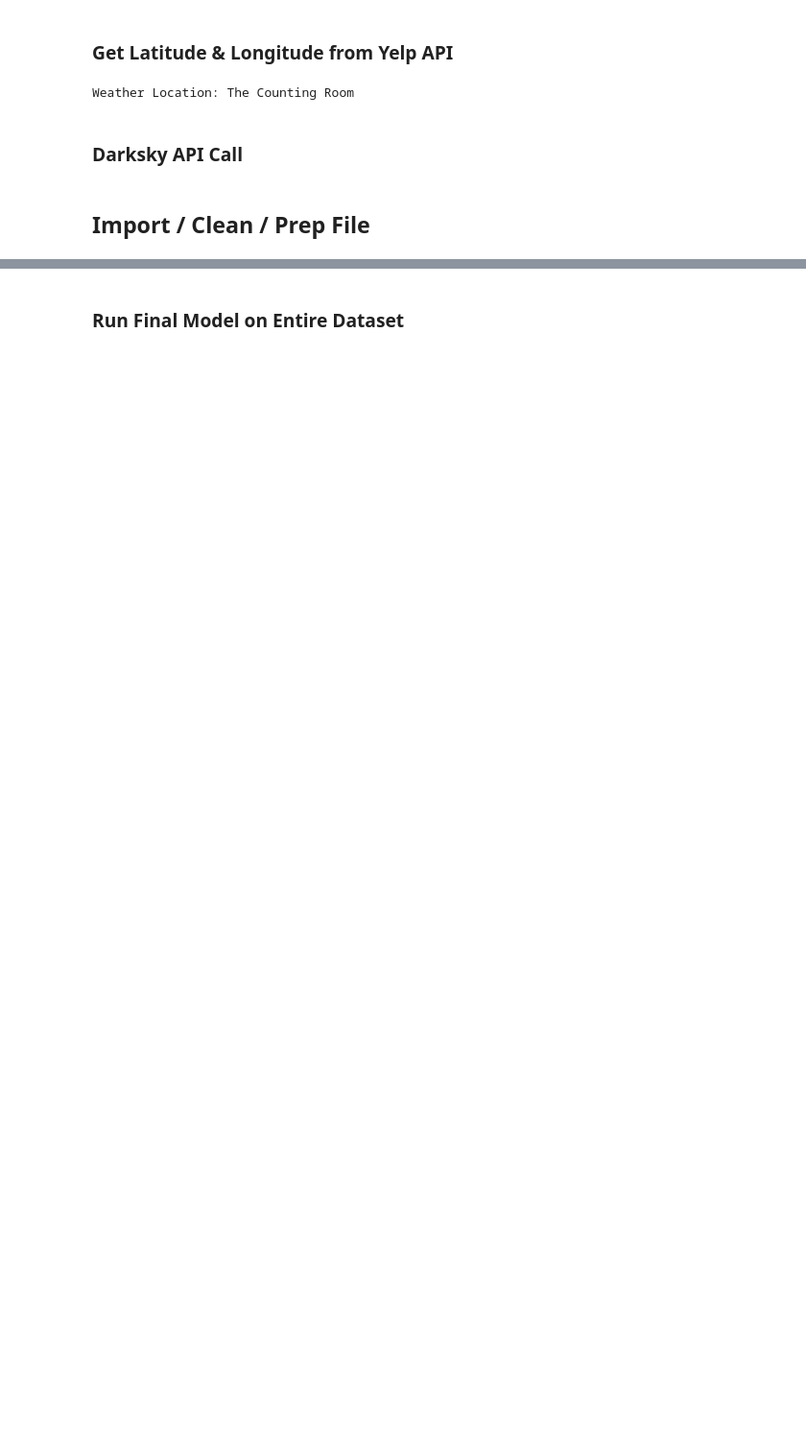
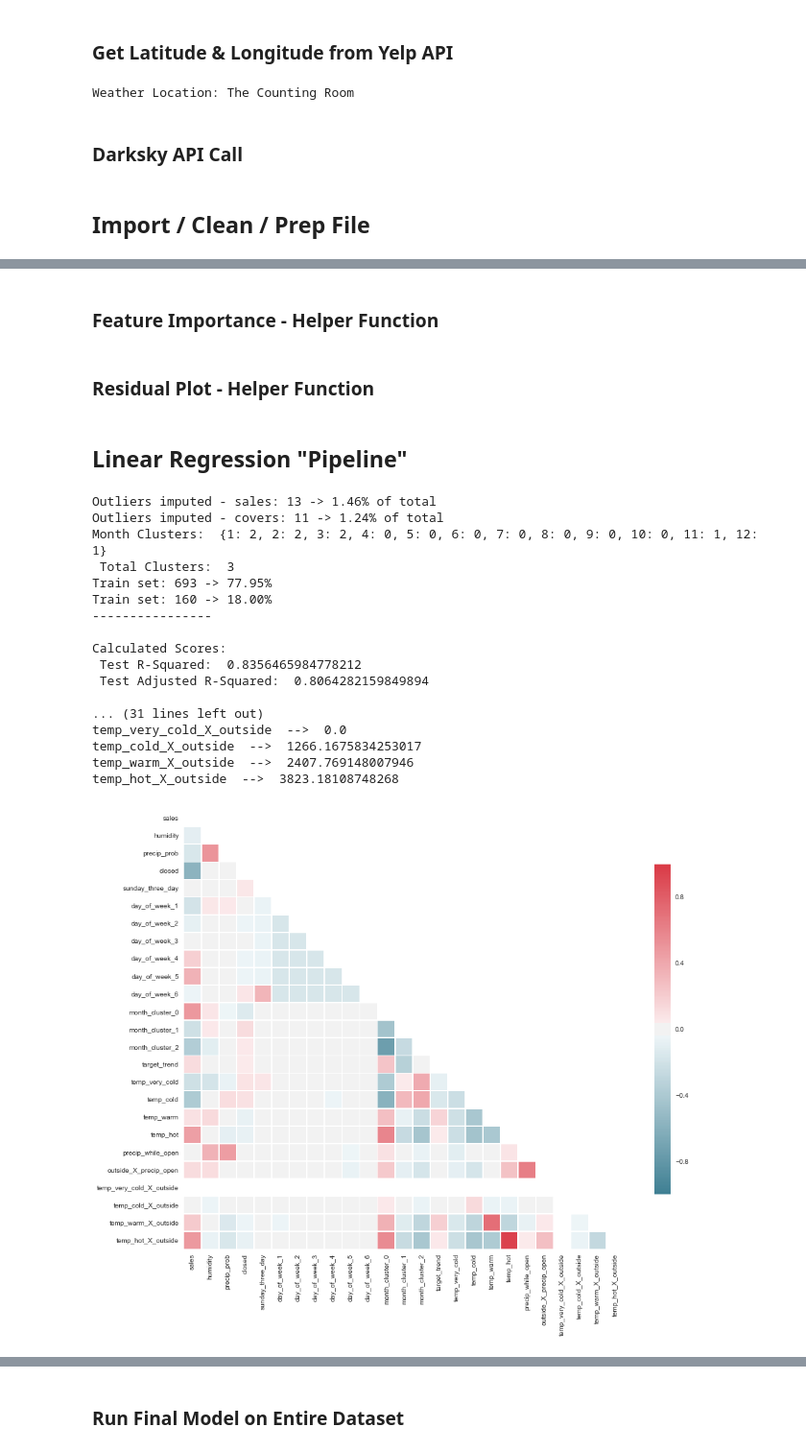
Before and after one commit to maks-p/restaurant_sales_forecasting, a Jupyter notebook: final_model.ipynb, the cells around one changed output, grey strips where cells are left out. Shown at 96% size. Drawn from its saved outputs; the diff is of its cells as text; code cells hidden in the pictures; blank space fills up the shorter version.

Commit message:
Finished Pipeline

```diff
--- a/final_model.ipynb
+++ b/final_model.ipynb
@@ -769,3 +73,0 @@ def lasso_model(X_train, y_train):
-# %%
-# Run Model on Training Data
-lasso_rgr = lasso_model(X_train, y_train)
@@ -985,0 +366,7 @@ visualizer.poof();
+# %%
+def drop_target(df):
+
+    y = df[target][days_fwd:]
+    features = df.drop([target], axis=1)[days_fwd:]
+
+    return features, y
@@ -985,0 +429,2 @@ visualizer.poof();
+# %% [markdown]
+### Feature Importance - Helper Function
@@ -985,0 +444,68 @@ visualizer.poof();
+# %% [markdown]
+### Residual Plot - Helper Function
+# %%
+def residual_plot(rgr, X_train, y_train, X_test, y_test):
+
+    plt.figure(figsize=(12,8))
+
+    visualizer = ResidualsPlot(rgr, hist=False)
+
+    visualizer.fit(X_train, y_train)
+    visualizer.score(X_test, y_test)
+    visualizer.poof();
+# %% [markdown]
+## Linear Regression "Pipeline"
+# %%
+def run_linear(current_file, weather_csv_file, pre_pipe, post_pipe):
+
+    # Import & Merge Weather & Sales CSV Files
+    obj = importMerge(current_file, weather_csv_file)
+    df = obj.import_clean_merge()
+
+    # Pre Processing Pipeline
+    df = pre_pipe.fit_transform(df)
+
+    # Feature Engineering Pipeline
+    df = post_pipe.fit_transform(df)
+
+    # Separate Target & Features
+    X, y = drop_target(df)
+
+    # Test Train Split
+    X_train, X_test, y_train, y_test = train_test_split(X, y, train_date_start, train_date_end)
+
+    # Fit a Lasso Regression Model
+    lassoReg = Lasso(fit_intercept=True, alpha=1)
+    lasso_rgr = lassoReg.fit(X_train,y_train)
+
+    # Run Regression Scoring Helper Function
+    pred_df = model_score(lasso_rgr, X_train, y_train, X_test, y_test, X, y)
+
+    # Get Correlation Matrix
+    corr_chart(df)
+
+    # Residual Chart
+    residual_plot(lasso_rgr, X_train, y_train, X_test, y_test)
+
+    return pred_df, y_test, X_train
+
+pred_df, y_test, X_train = run_linear(current_file, weather_csv_file, pre_pipe, post_pipe)
+# %% [output]
+Outliers imputed - sales: 13 -> 1.46% of total
+Outliers imputed - covers: 11 -> 1.24% of total
+Month Clusters:  {1: 2, 2: 2, 3: 2, 4: 0, 5: 0, 6: 0, 7: 0, 8: 0, 9: 0, 10: 0, 11: 1, 12: 1}
+ Total Clusters:  3
+Train set: 693 -> 77.95%
+Train set: 160 -> 18.00%
+----------------
+
+Calculated Scores:
+ Test R-Squared:  0.8356465984778212
+ Test Adjusted R-Squared:  0.8064282159849894
+
+... (31 lines left out)
+temp_very_cold_X_outside  -->  0.0
+temp_cold_X_outside  -->  1266.1675834253017
+temp_warm_X_outside  -->  2407.769148007946
+temp_hot_X_outside  -->  3823.18108748268
+[figure, added]
```
Also changed, not shown: parts of 115 cells of this notebook.
